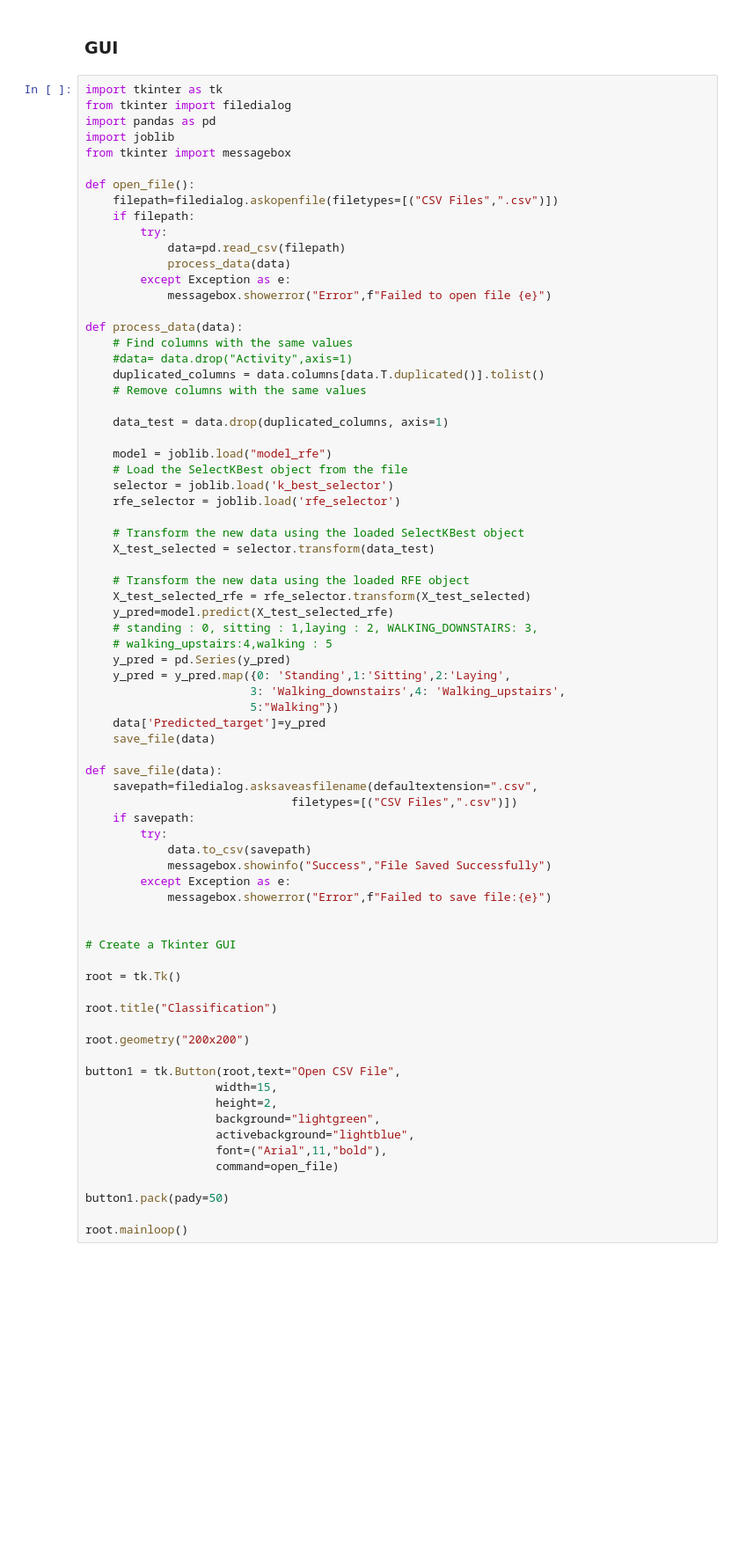
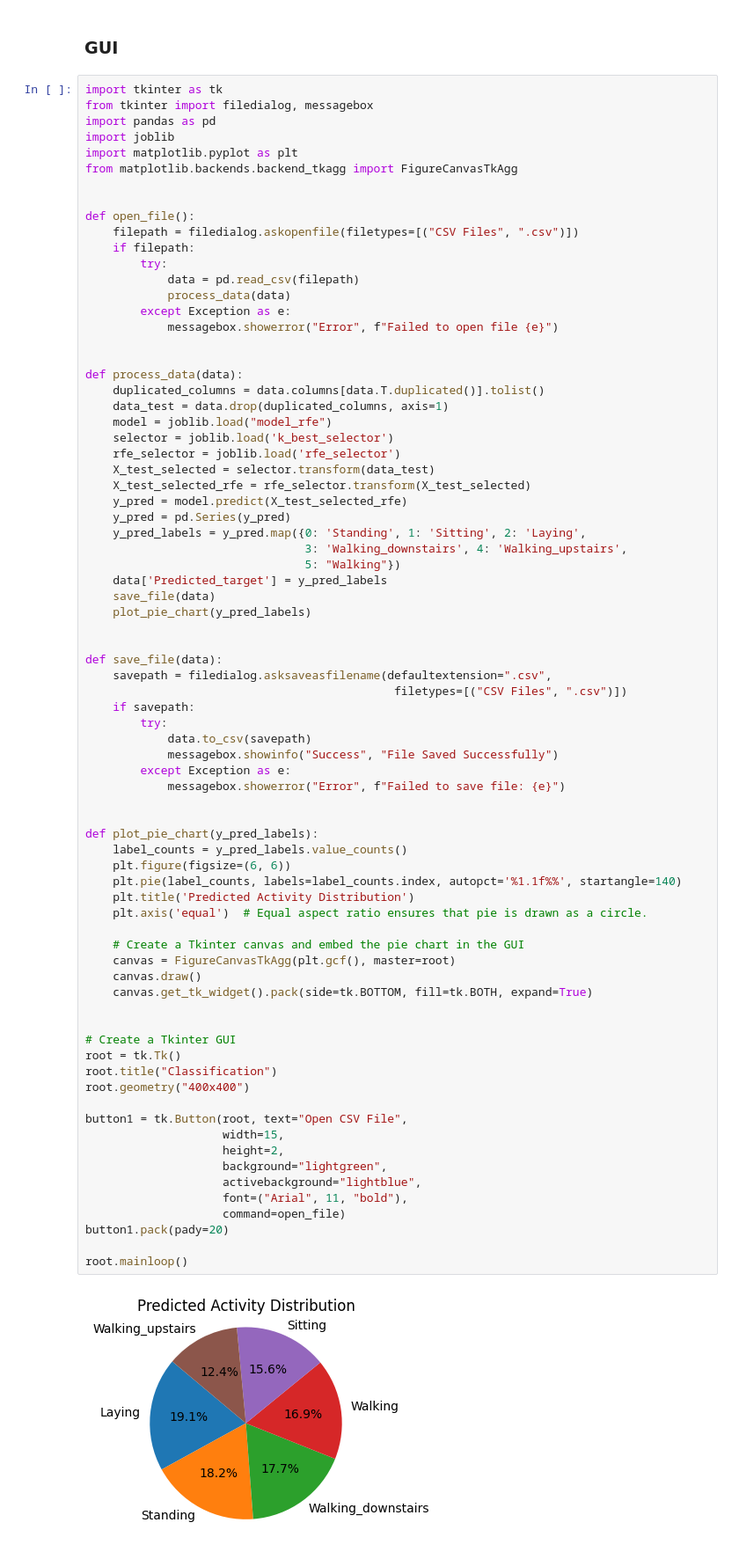
Before and after one commit to Mohanskm/HAR, a Jupyter notebook: Human Activity Recognition with Smartphones 1.3-Copy1.ipynb, the cells around one changed output. Shown at 88% size. Drawn from its saved outputs; the diff is of its cells as text; blank space fills up the shorter version.

Commit message:
Prediction Pipeline

```diff
--- a/Human Activity Recognition with Smartphones 1.3-Copy1.ipynb
+++ b/Human Activity Recognition with Smartphones 1.3-Copy1.ipynb
@@ -308,75 +318,79 @@ array([2, 2, 2, ..., 5, 5, 5])
 ### GUI
 # %%
 import tkinter as tk
-from tkinter import filedialog
+from tkinter import filedialog, messagebox
 import pandas as pd
 import joblib
-from tkinter import messagebox
+import matplotlib.pyplot as plt
+from matplotlib.backends.backend_tkagg import FigureCanvasTkAgg
+
 
 def open_file():
-    filepath=filedialog.askopenfile(filetypes=[("CSV Files",".csv")])
+    filepath = filedialog.askopenfile(filetypes=[("CSV Files", ".csv")])
     if filepath:
         try:
-            data=pd.read_csv(filepath)
+            data = pd.read_csv(filepath)
             process_data(data)
         except Exception as e:
-            messagebox.showerror("Error",f"Failed to open file {e}")
+            messagebox.showerror("Error", f"Failed to open file {e}")
+
 
 def process_data(data):
-    # Find columns with the same values
-    #data= data.drop("Activity",axis=1)
     duplicated_columns = data.columns[data.T.duplicated()].tolist()
-    # Remove columns with the same values
-
     data_test = data.drop(duplicated_columns, axis=1)
-
     model = joblib.load("model_rfe")
-    # Load the SelectKBest object from the file
     selector = joblib.load('k_best_selector')
     rfe_selector = joblib.load('rfe_selector')
+    X_test_selected = selector.transform(data_test)
+    X_test_selected_rfe = rfe_selector.transform(X_test_selected)
+    y_pred = model.predict(X_test_selected_rfe)
+    y_pred = pd.Series(y_pred)
+    y_pred_labels = y_pred.map({0: 'Standing', 1: 'Sitting', 2: 'Laying',
+                                3: 'Walking_downstairs', 4: 'Walking_upstairs',
+                                5: "Walking"})
+    data['Predicted_target'] = y_pred_labels
+    save_file(data)
+    plot_pie_chart(y_pred_labels)
 
-    # Transform the new data using the loaded SelectKBest object
-    X_test_selected = selector.transform(data_test)
-
-    # Transform the new data using the loaded RFE object
-    X_test_selected_rfe = rfe_selector.transform(X_test_selected)
-    y_pred=model.predict(X_test_selected_rfe)
-    # standing : 0, sitting : 1,laying : 2, WALKING_DOWNSTAIRS: 3,
-    # walking_upstairs:4,walking : 5
-    y_pred = pd.Series(y_pred)
-    y_pred = y_pred.map({0: 'Standing',1:'Sitting',2:'Laying',
-                        3: 'Walking_downstairs',4: 'Walking_upstairs',
-                        5:"Walking"})
-    data['Predicted_target']=y_pred
-    save_file(data)
 
 def save_file(data):
-    savepath=filedialog.asksaveasfilename(defaultextension=".csv",
-                              filetypes=[("CSV Files",".csv")])
+    savepath = filedialog.asksaveasfilename(defaultextension=".csv",
+                                             filetypes=[("CSV Files", ".csv")])
     if savepath:
         try:
             data.to_csv(savepath)
-            messagebox.showinfo("Success","File Saved Successfully")
+            messagebox.showinfo("Success", "File Saved Successfully")
         except Exception as e:
-            messagebox.showerror("Error",f"Failed to save file:{e}")
+            messagebox.showerror("Error", f"Failed to save file: {e}")
+
+
+def plot_pie_chart(y_pred_labels):
+    label_counts = y_pred_labels.value_counts()
+    plt.figure(figsize=(6, 6))
+    plt.pie(label_counts, labels=label_counts.index, autopct='%1.1f%%', startangle=140)
+    plt.title('Predicted Activity Distribution')
+    plt.axis('equal')  # Equal aspect ratio ensures that pie is drawn as a circle.
+
+    # Create a Tkinter canvas and embed the pie chart in the GUI
+    canvas = FigureCanvasTkAgg(plt.gcf(), master=root)
+    canvas.draw()
+    canvas.get_tk_widget().pack(side=tk.BOTTOM, fill=tk.BOTH, expand=True)
 
 
 # Create a Tkinter GUI
+root = tk.Tk()
+root.title("Classification")
+root.geometry("400x400")
 
-root = tk.Tk()
-
-root.title("Classification")
-
-root.geometry("200x200")
-
-button1 = tk.Button(root,text="Open CSV File",
-                   width=15,
-                   height=2,
-                   background="lightgreen",
-                   activebackground="lightblue",
-                   font=("Arial",11,"bold"),
-                   command=open_file)
-
-button1.pack(pady=50)
+button1 = tk.Button(root, text="Open CSV File",
+                    width=15,
+                    height=2,
+                    background="lightgreen",
+                    activebackground="lightblue",
+                    font=("Arial", 11, "bold"),
+                    command=open_file)
+button1.pack(pady=20)
 
 root.mainloop()
+# %% [output]
+[figure, added]
```
Also changed, not shown: parts of 13 cells of this notebook, 12 other files.
